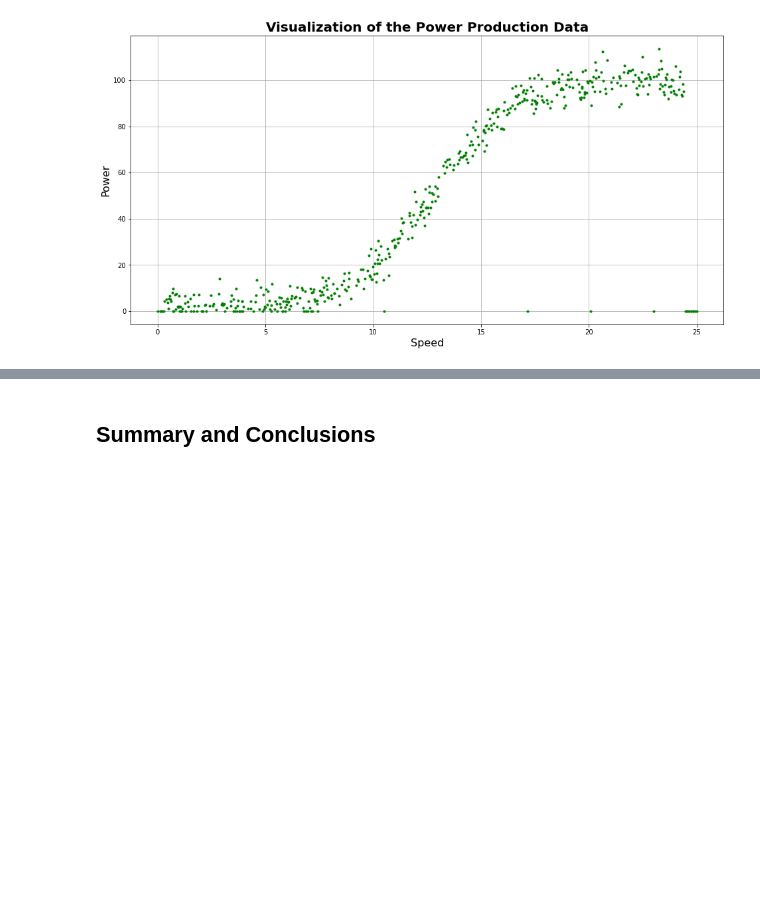
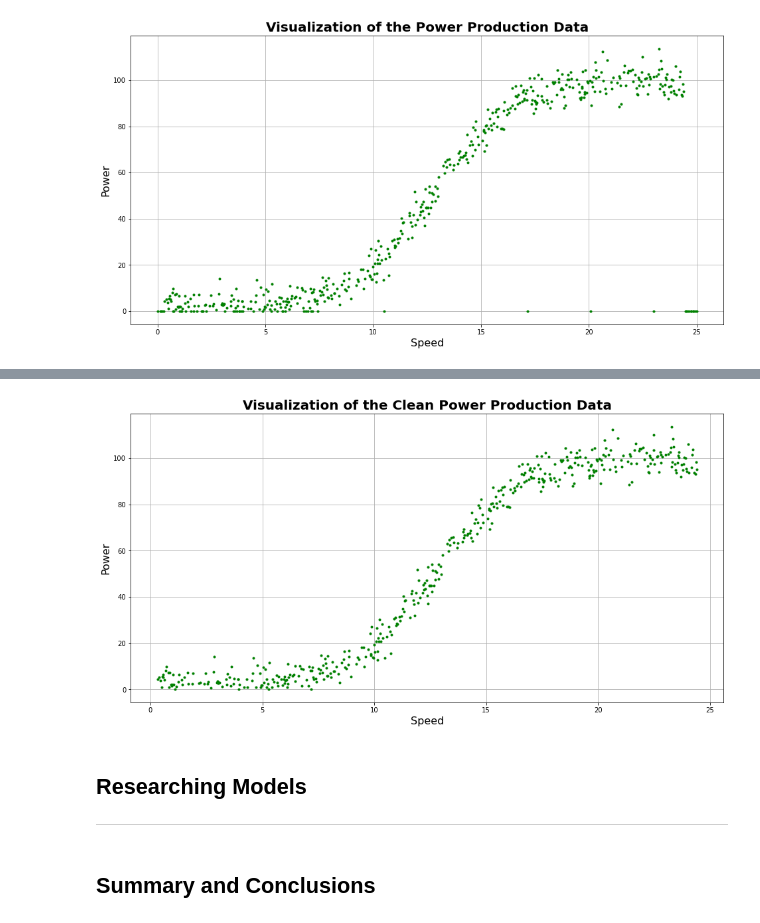
Before and after one commit to G00376332/52954-MachineLearning_Project, a Jupyter notebook: Project.ipynb, the cells around one changed output, grey strips where cells are left out. Cells and saved outputs as stored; diff of their text form; code cells hidden in the pictures; blank space fills up the shorter version.

Commit message:
Update jupyter notebook - data review

```diff
--- a/Project.ipynb
+++ b/Project.ipynb
@@ -180,3 +190,26 @@ plt.show()
+# %%
+# Clean data from outliers and zero values
+df_clean = df[df.power != 0]
+# Display new clean dataset
+
+# Define chart size
+plt.figure(figsize=(16,8))
+# Add grid lines
+plt.grid(True)
+# Add title to the chart
+plt.title("Visualization of the Clean Power Production Data", fontweight="bold", fontsize=20)
+# # Add x lable to the chart
+plt.xlabel('Speed', size=16)
+# Add y lable to the chart
+plt.ylabel('Power', size=16)
+# Plot and show data
+plt.plot(df_clean.speed, df_clean.power, '.g')
+plt.show()
+# %% [output]
+[figure, added]
+# %% [markdown]
+## Researching Models
+***
 # %% [markdown]
 ## Summary and Conclusions<a id="summary"/>
 # %% [markdown]
```
Also changed, not shown: parts of 3 cells of this notebook.
